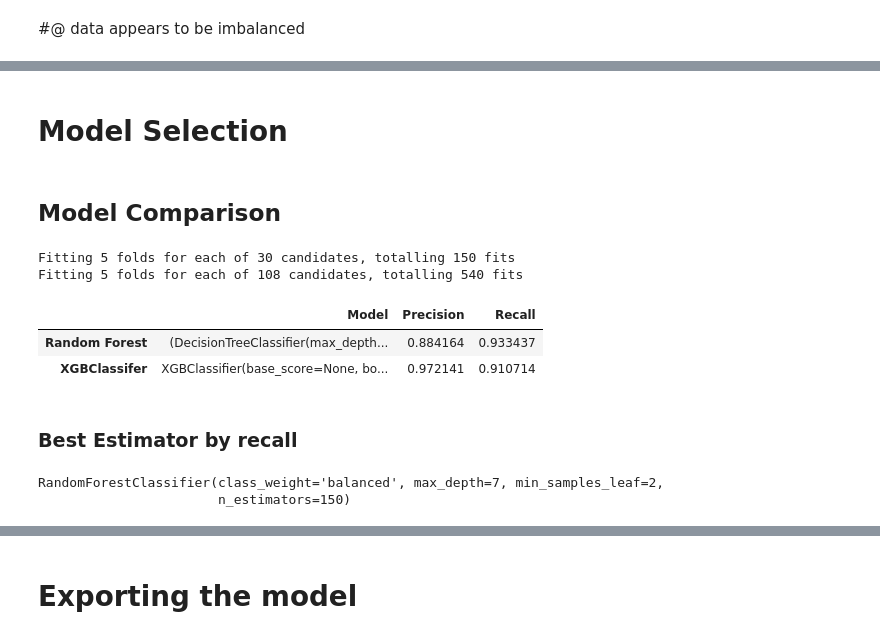
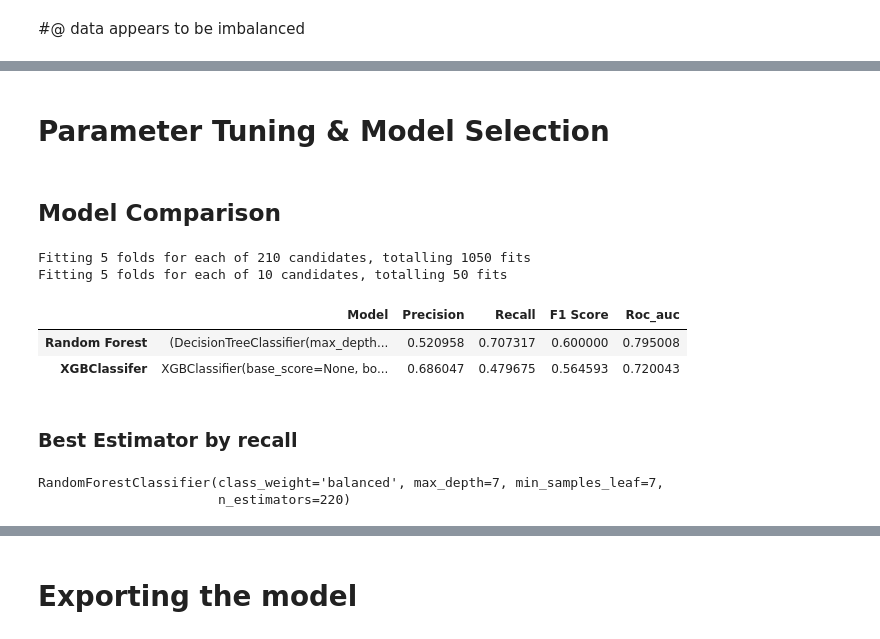
Before and after one commit to ossydotpy/ml-zoomcamp-solutions, a Jupyter notebook: midterm/notebook.ipynb, the cells around one changed output, grey strips where cells are left out. Cells and saved outputs as stored; diff of their text form; code cells hidden in the pictures.

```diff
--- a/midterm/notebook.ipynb
+++ b/midterm/notebook.ipynb
@@ -205,8 +240,7 @@ full_df = prepare_df(df_full)
 # %%
 #@ function to train model
-def train(X, y, model):
+def train_model(X, y, model):
     dv = DictVectorizer(sparse=False)
-
     X_dicts = X.to_dict(orient='records')
     X = dv.fit_transform(X_dicts)
 
@@ -218,18 +252,18 @@ def train(X, y, model):
 #@ function to return precision and recall
 def precision_recall(actual, predicted):
     conf_matrix = confusion_matrix(actual, predicted)
-    tp = conf_matrix[0, 0]
+    tp = conf_matrix[1, 1]
     fp = conf_matrix[0, 1]
     fn = conf_matrix[1, 0]
-    tn = conf_matrix[1, 1]
 
     precision = tp / (tp + fp)
     recall = tp / (tp + fn)
 
     return (precision, recall)
 
+
 #! function making predictions
-def predict(df, model, dv):
+def predict(model, dv, df):
     x_dict = df.to_dict(orient='records')
     X = dv.transform(x_dict)
 
@@ -237,7 +271,7 @@ def predict(df, model, dv):
 
     return y_pred
 # %% [markdown]
-# Model Selection
+# Parameter Tuning & Model Selection
 # %%
 rf = RandomForestClassifier(class_weight='balanced')
 clf = XGBClassifier()
@@ -264,31 +300,35 @@ searches = {
 }
 # %%
 #@ custom function to compare models
-def model_comparison(df, y, val, val_y):
-    for search_name, search in searches.items():
-        model, dv = train(df, y, search)
-        y_pred = predict(val, model, dv)
-        precisonRecall = precision_recall(val_y, y_pred)
-        estimators[search_name] = model.best_estimator_
-        scores.append((model.best_estimator_, precisonRecall[0], precisonRecall[1]))
+def compare_models(data, labels, validation_data, validation_labels, model_dict):
+    results = {}
 
-    df_scores = pd.DataFrame(scores, columns=['Model','Precision', 'Recall'])
-    df_scores.index = [x for x,y in searches.items()]
-    return df_scores
+    for model_name, model in model_dict.items():
+        fitted_model, dv = train_model(data, labels, model)
+        predicted_labels = predict(fitted_model, dv, validation_data)
+        precision, recall, f1, _ = precision_recall_fscore_support(validation_labels,
+                                                                   predicted_labels, average='binary')
+        results[model_name] = {
+            'Model': fitted_model.best_estimator_,
+            'Precision': precision,
+            'Recall': recall,
+            'F1 Score': f1,
+            'Roc_auc': roc_auc_score(validation_labels, predicted_labels)
+        }
+
+    df_results = pd.DataFrame.from_dict(results, orient='index')
+    return df_results
 # %% [markdown]
 ## Model Comparison
 # %%
-scores = []
-estimators = {}
-
 #@ comparing the scores of xgbclassifier against randomforest on df_train
-scores = model_comparison(train_df, y_train, val_df, y_val)
+scores = compare_models(train_df, y_train, val_df, y_val, searches)
 scores
 # %% [output]
-Fitting 5 folds for each of 30 candidates, totalling 150 fits
-Fitting 5 folds for each of 108 candidates, totalling 540 fits
+Fitting 5 folds for each of 210 candidates, totalling 1050 fits
+Fitting 5 folds for each of 10 candidates, totalling 50 fits
-|  | Model | Precision | Recall |
-| Random Forest | (DecisionTreeClassifier(max_depth... | 0.884164 | 0.933437 |
-| XGBClassifer | XGBClassifier(base_score=None, bo... | 0.972141 | 0.910714 |
+|  | Model | Precision | Recall | F1 Score | Roc_auc |
+| Random Forest | (DecisionTreeClassifier(max_depth... | 0.520958 | 0.707317 | 0.600000 | 0.795008 |
+| XGBClassifer | XGBClassifier(base_score=None, bo... | 0.686047 | 0.479675 | 0.564593 | 0.720043 |
 # %% [markdown]
 ### Best Estimator by recall
@@ -297,5 +334,0 @@ best_model = scores.sort_values(by='Recall', ascending=False).iloc[0].values[0]
-# %%
-best_model
-# %% [output]
-RandomForestClassifier(class_weight='balanced', max_depth=7, min_samples_leaf=2,
-                       n_estimators=150)
@@ -302 +337,6 @@ RandomForestClassifier(class_weight='balanced', max_depth=7, min_samples_leaf=2,
+# %%
+best_model
+# %% [output]
+RandomForestClassifier(class_weight='balanced', max_depth=7, min_samples_leaf=7,
+                       n_estimators=220)
 # %% [markdown]
```
Also changed, not shown: parts of 28 cells of this notebook, 10 other files.
